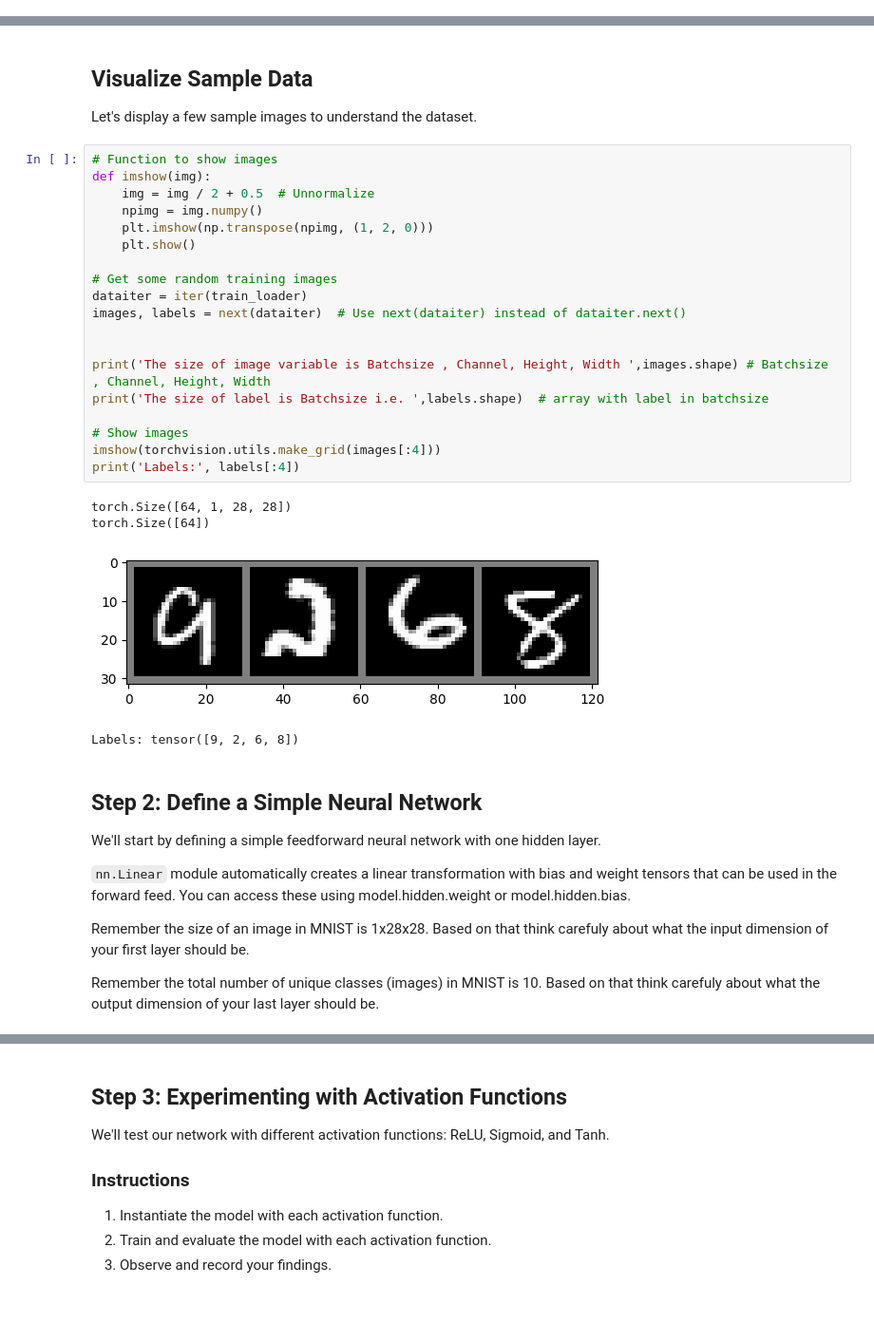
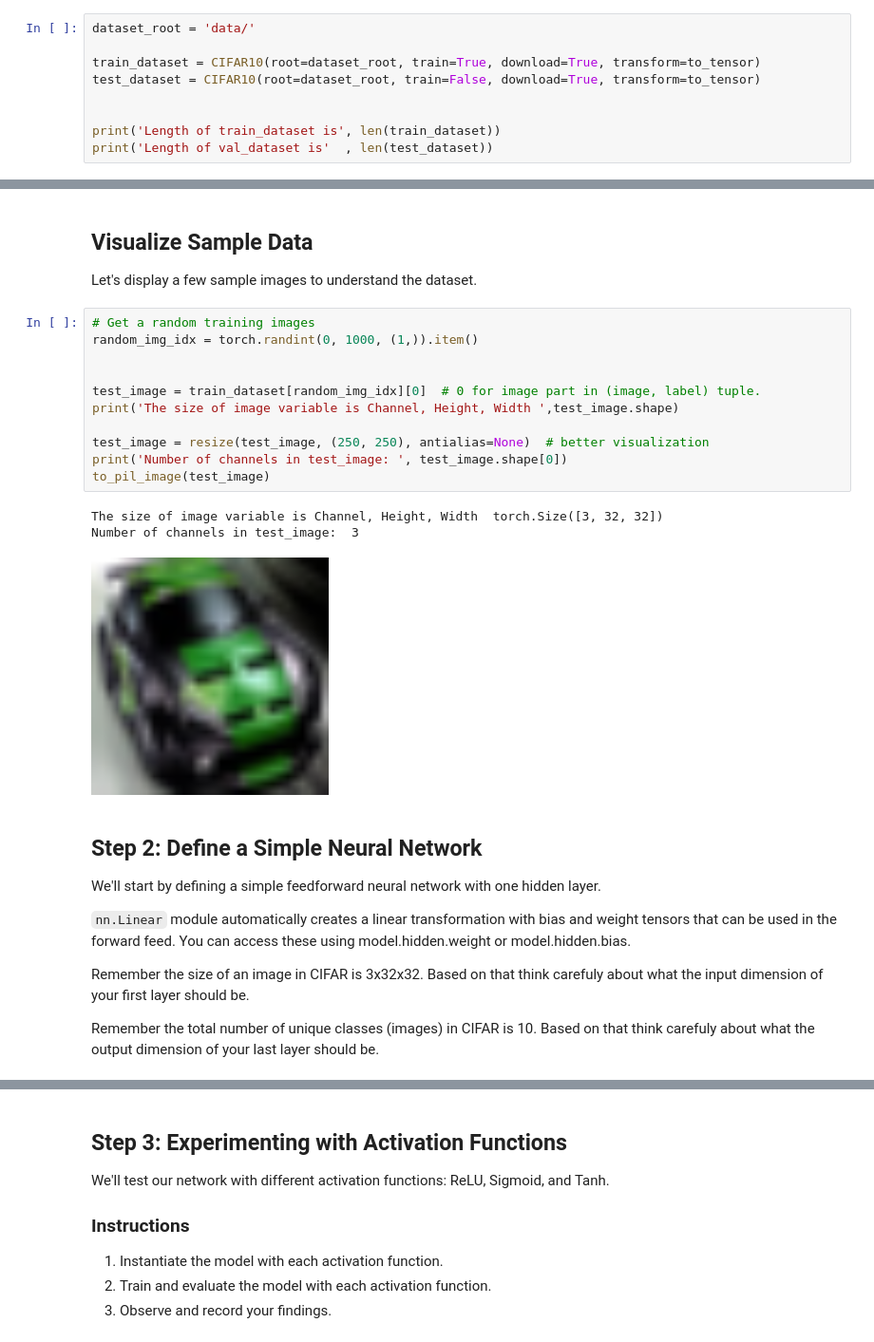
Before and after one commit to gbaydin/ml-iearth-mt2025, a Jupyter notebook: day-4/Building_your_Neural_Network_with_Pytorch.ipynb, the cells around one changed output, grey strips where cells are left out. Shown at 95% size. Saved outputs shown, nothing was run; the diff lists cells and outputs as text; blank space fills up the shorter version.

Commit message:
CIFAR instead of MNIST

```diff
--- a/day-4/Building_your_Neural_Network_with_Pytorch.ipynb
+++ b/day-4/Building_your_Neural_Network_with_Pytorch.ipynb
@@ -90,0 +73,9 @@ train_loader = DataLoader(train_dataset, batch_size=64, shuffle=True)
+# %%
+dataset_root = 'data/'
+
+train_dataset = CIFAR10(root=dataset_root, train=True, download=True, transform=to_tensor)
+test_dataset = CIFAR10(root=dataset_root, train=False, download=True, transform=to_tensor)
+
+
+print('Length of train_dataset is', len(train_dataset))
+print('Length of val_dataset is'  , len(test_dataset))
@@ -91,30 +96,21 @@ train_loader = DataLoader(train_dataset, batch_size=64, shuffle=True)
 # %% [markdown]
 ## Visualize Sample Data
 Let's display a few sample images to understand the dataset.
-# %%
-# Function to show images
-def imshow(img):
-    img = img / 2 + 0.5  # Unnormalize
-    npimg = img.numpy()
-    plt.imshow(np.transpose(npimg, (1, 2, 0)))
-    plt.show()
-
-# Get some random training images
-dataiter = iter(train_loader)
-images, labels = next(dataiter)  # Use next(dataiter) instead of dataiter.next()
-
-
-print('The size of image variable is Batchsize , Channel, Height, Width ',images.shape) # Batchsize , Channel, Height, Width
-print('The size of label is Batchsize i.e. ',labels.shape)  # array with label in batchsize
-
-# Show images
-imshow(torchvision.utils.make_grid(images[:4]))
-print('Labels:', labels[:4])
-# %% [output]
-torch.Size([64, 1, 28, 28])
-torch.Size([64])
-[figure, removed]
-Labels: tensor([9, 2, 6, 8])
+# %%
+# Get a random training images
+random_img_idx = torch.randint(0, 1000, (1,)).item()
+
+
+test_image = train_dataset[random_img_idx][0]  # 0 for image part in (image, label) tuple.
+print('The size of image variable is Channel, Height, Width ',test_image.shape)
+
+test_image = resize(test_image, (250, 250), antialias=None)  # better visualization
+print('Number of channels in test_image: ', test_image.shape[0])
+to_pil_image(test_image)
+# %% [output]
+The size of image variable is Channel, Height, Width  torch.Size([3, 32, 32])
+Number of channels in test_image:  3
+[figure, added]
 # %% [markdown]
 ## Step 2: Define a Simple Neural Network
 We'll start by defining a simple feedforward neural network with one hidden layer.
@@ -122,9 +118,9 @@ We'll start by defining a simple feedforward neural network with one hidden laye
 `nn.Linear` module automatically creates a linear transformation with bias and weight tensors that can be used in the forward feed. You can access these using model.hidden.weight or model.hidden.bias.
 
 
-Remember the size of an image in MNIST is 1x28x28. Based on that think carefuly about what the input dimension of your first layer should be.
+Remember the size of an image in CIFAR is 3x32x32. Based on that think carefuly about what the input dimension of your first layer should be.
 
-Remember the total number of unique classes (images) in MNIST is 10. Based on that think carefuly about what the output dimension of your last layer should be.
+Remember the total number of unique classes (images) in CIFAR is 10. Based on that think carefuly about what the output dimension of your last layer should be.
 # %%
 class SimpleNN(nn.Module):
     """
```
Also changed, not shown: parts of 50 cells of this notebook, 6 other files.
